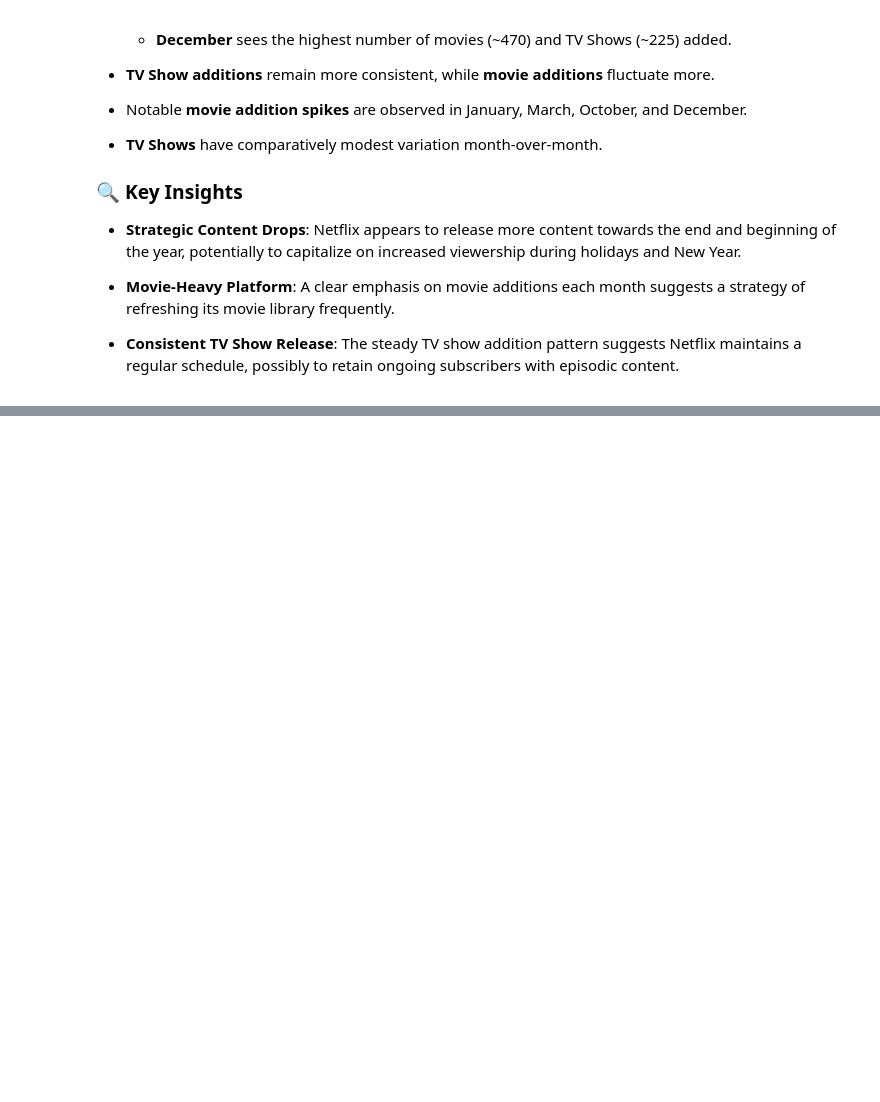
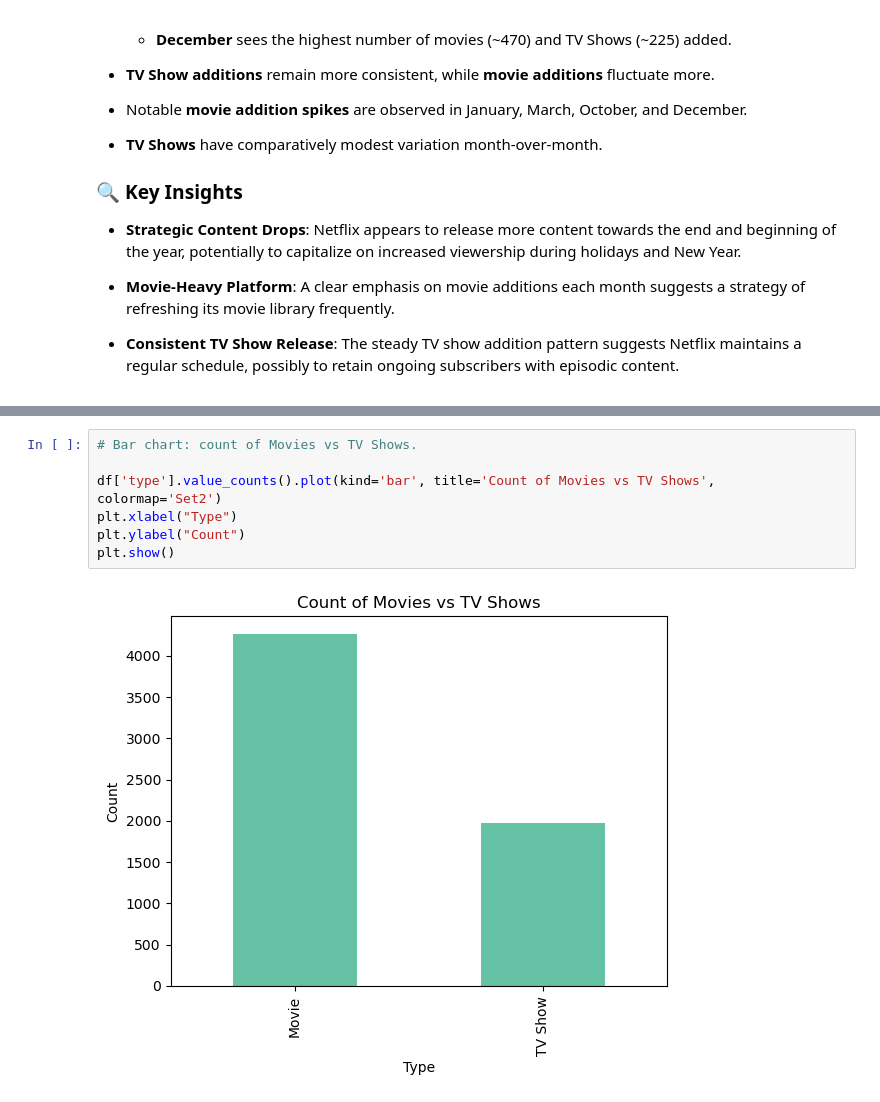
Before and after one commit to Ambily313/Netflix-Data-Exploration-Visualization, a Jupyter notebook: netflix.ipynb, the cells around one changed output, grey strips where cells are left out. Drawn from its saved outputs; the diff is of its cells as text; blank space fills up the shorter version.

```diff
--- a/netflix.ipynb
+++ b/netflix.ipynb
@@ -470,0 +499,9 @@ KDE plot of release years.
+# %%
+# Bar chart: count of Movies vs TV Shows.
+
+df['type'].value_counts().plot(kind='bar', title='Count of Movies vs TV Shows', colormap='Set2')
+plt.xlabel("Type")
+plt.ylabel("Count")
+plt.show()
+# %% [output]
+[figure, added]
```
Also changed, not shown: parts of 26 cells of this notebook.
